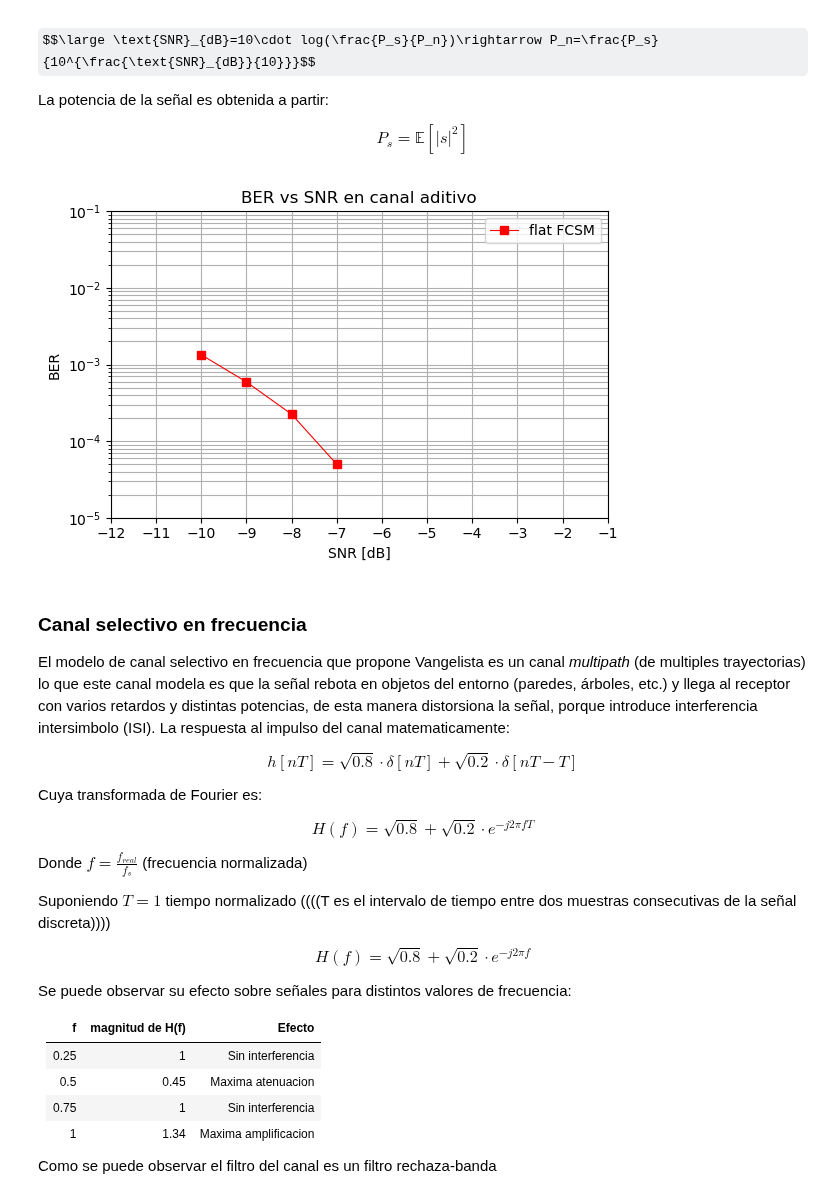
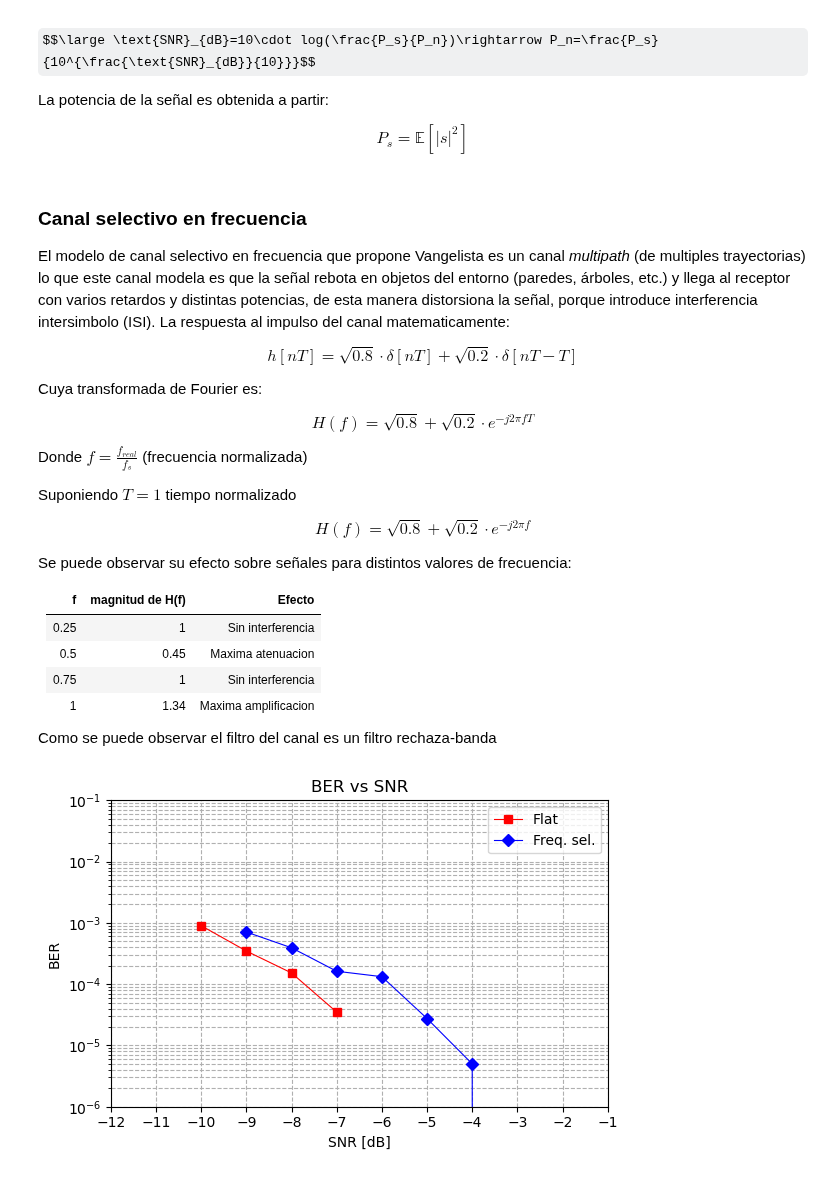
Before and after one commit to nicopinera/com-dig, a Jupyter notebook: 3_Channel.ipynb, the cells around one changed output. Saved outputs shown, nothing was run; the diff lists cells and outputs as text; code cells hidden in the pictures; some formulas as TeX source.

Commit message:
mejora en canal multipath

```diff
--- a/3_Channel.ipynb
+++ b/3_Channel.ipynb
@@ -528,22 +539,6 @@ def simulacion_canal_AWGN(bits_tx, SF, samples_per_chirp, B, min_snr, max_snr):
     plt.legend()
     plt.tight_layout()
     plt.show()
-# %%
-#Ejemplo de uso:
-#Configuración/Parametros
-SF = 8
-cant_simbolos = 20000
-total_bits = SF * cant_simbolos
-samples_per_chirp = 4
-B=125e3
-
-# Generación de bits aleatorios
-bits_tx = generate_random_bits(total_bits)
-
-# Simulación del canal AWGN y graficar BER vs SNR
-simulacion_canal_AWGN(bits_tx, SF, samples_per_chirp, B, -10, -7)
-# %% [output]
-[figure, removed]
 # %% [markdown]
 ### Canal selectivo en frecuencia
 
@@ -557,7 +552,7 @@ $$H(f)=\sqrt{0.8}+\sqrt{0.2}\cdot e^{-j2\pi f T}$$
 
 Donde $f=\frac{f_{real}}{f_s}$ (frecuencia normalizada)
 
-Suponiendo $T=1$ tiempo normalizado ((((T es el intervalo de tiempo entre dos muestras consecutivas de la señal discreta))))
+Suponiendo $T=1$ tiempo normalizado
 
 $$H(f)=\sqrt{0.8}+\sqrt{0.2}\cdot e^{-j2\pi f }$$
 
@@ -602,0 +663,16 @@ def canal_con_filtro(signal, pot_ruido):
+# %%
+#Ejemplo de uso:
+#Configuración/Parametros
+SF = 8
+cant_simbolos = 50000
+total_bits = SF * cant_simbolos
+samples_per_chirp = 4
+B=125e3
+
+# Generación de bits aleatorios
+bits_tx = generate_random_bits(total_bits)
+
+# Simulación del canal AWGN y multipath y graficar BER vs SNR
+simulaciones_de_canal(bits_tx, SF, samples_per_chirp, B, -10, -7,-9, -3)
+# %% [output]
+[figure, added]
```
Also changed, not shown: parts of 11 cells of this notebook.
